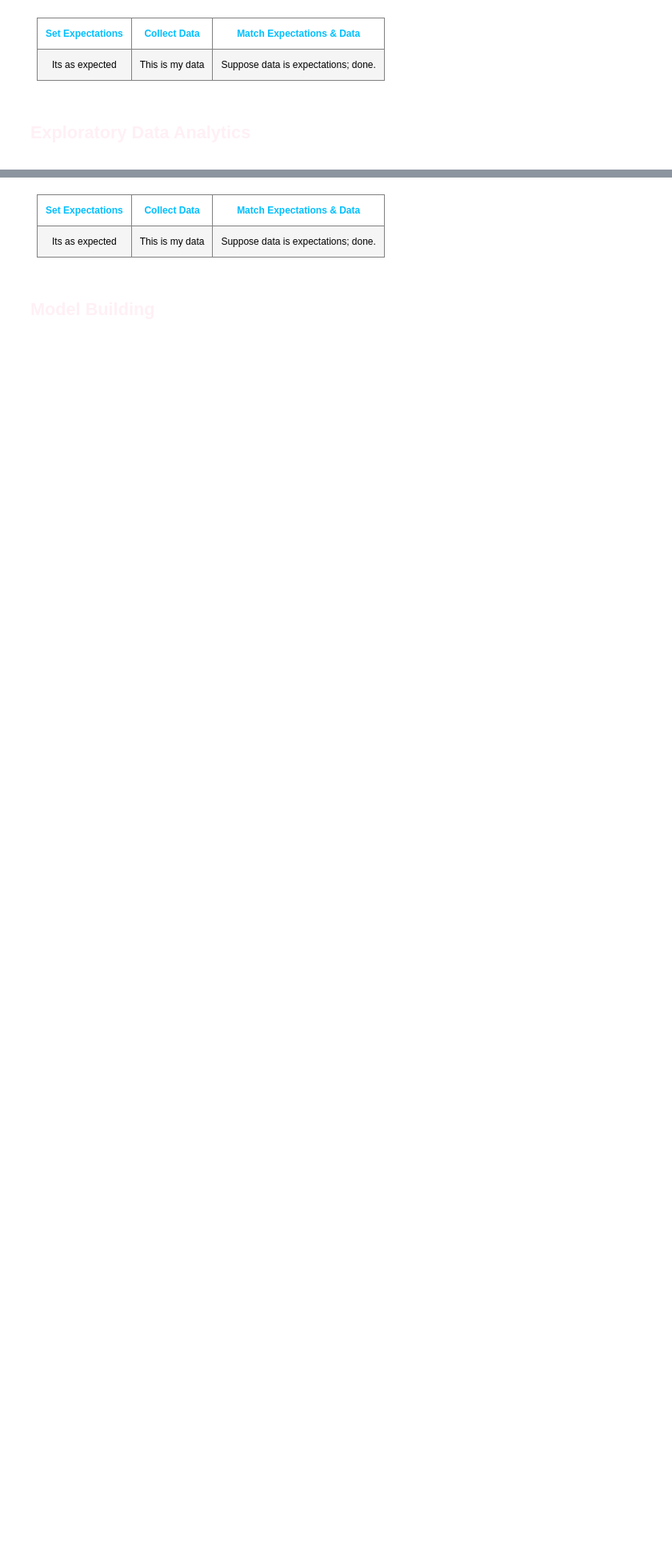
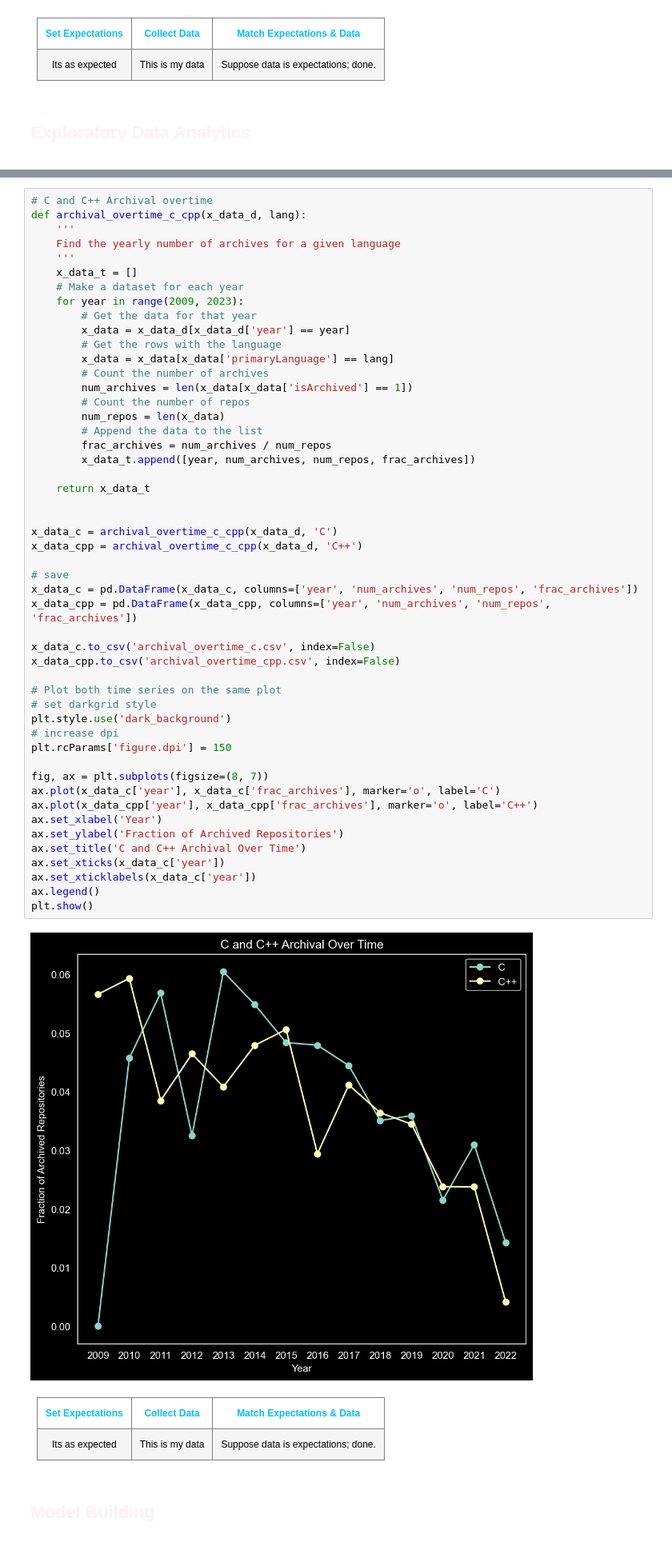
Before and after one commit to EssamWisam/Github-Metadata-Analytics, a Jupyter notebook: Questions/P - Expected Language Archivals/Example.ipynb, the cells around one changed output, grey strips where cells are left out. Shown at 80% size. Saved outputs shown, nothing was run; the diff lists cells and outputs as text; blank space fills up the shorter version.

```diff
--- a/Questions/P - Expected Language Archivals/Example.ipynb
+++ b/Questions/P - Expected Language Archivals/Example.ipynb
@@ -57,3 +147,55 @@
+# %%
+# C and C++ Archival overtime
+def archival_overtime_c_cpp(x_data_d, lang):
+    '''
+    Find the yearly number of archives for a given language
+    '''
+    x_data_t = []
+    # Make a dataset for each year
+    for year in range(2009, 2023):
+        # Get the data for that year
+        x_data = x_data_d[x_data_d['year'] == year]
+        # Get the rows with the language
+        x_data = x_data[x_data['primaryLanguage'] == lang]
+        # Count the number of archives
+        num_archives = len(x_data[x_data['isArchived'] == 1])
+        # Count the number of repos
+        num_repos = len(x_data)
+        # Append the data to the list
+        frac_archives = num_archives / num_repos
+        x_data_t.append([year, num_archives, num_repos, frac_archives])
+
+    return x_data_t
+
+
+x_data_c = archival_overtime_c_cpp(x_data_d, 'C')
+x_data_cpp = archival_overtime_c_cpp(x_data_d, 'C++')
+
+# save
+x_data_c = pd.DataFrame(x_data_c, columns=['year', 'num_archives', 'num_repos', 'frac_archives'])
+x_data_cpp = pd.DataFrame(x_data_cpp, columns=['year', 'num_archives', 'num_repos', 'frac_archives'])
+
+x_data_c.to_csv('archival_overtime_c.csv', index=False)
+x_data_cpp.to_csv('archival_overtime_cpp.csv', index=False)
+
+# Plot both time series on the same plot
+# set darkgrid style
+plt.style.use('dark_background')
+# increase dpi
+plt.rcParams['figure.dpi'] = 150
+
+fig, ax = plt.subplots(figsize=(8, 7))
+ax.plot(x_data_c['year'], x_data_c['frac_archives'], marker='o', label='C')
+ax.plot(x_data_cpp['year'], x_data_cpp['frac_archives'], marker='o', label='C++')
+ax.set_xlabel('Year')
+ax.set_ylabel('Fraction of Archived Repositories')
+ax.set_title('C and C++ Archival Over Time')
+ax.set_xticks(x_data_c['year'])
+ax.set_xticklabels(x_data_c['year'])
+ax.legend()
+plt.show()
+# %% [output]
+[figure, added]
 # %% [markdown]
 <span style="font-family:Avenir;">
 
```
Also changed, not shown: parts of 7 cells of this notebook, 21 other files.
